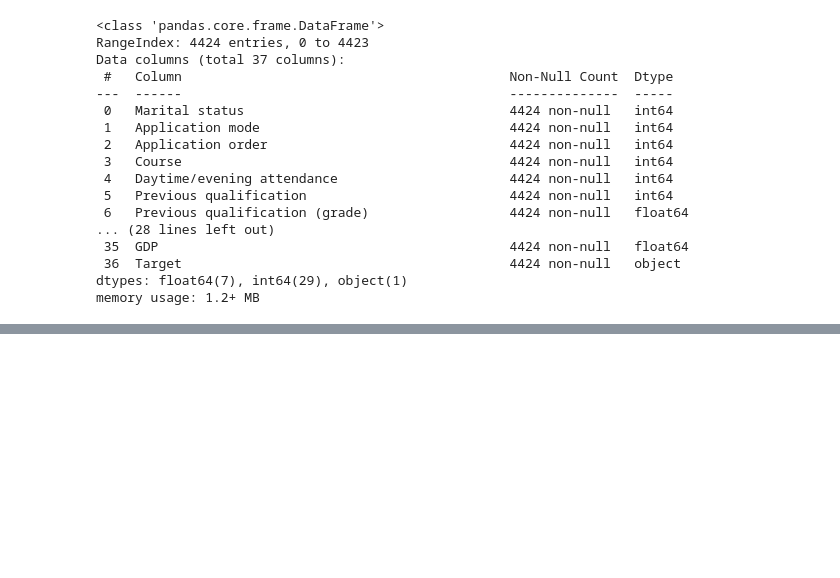
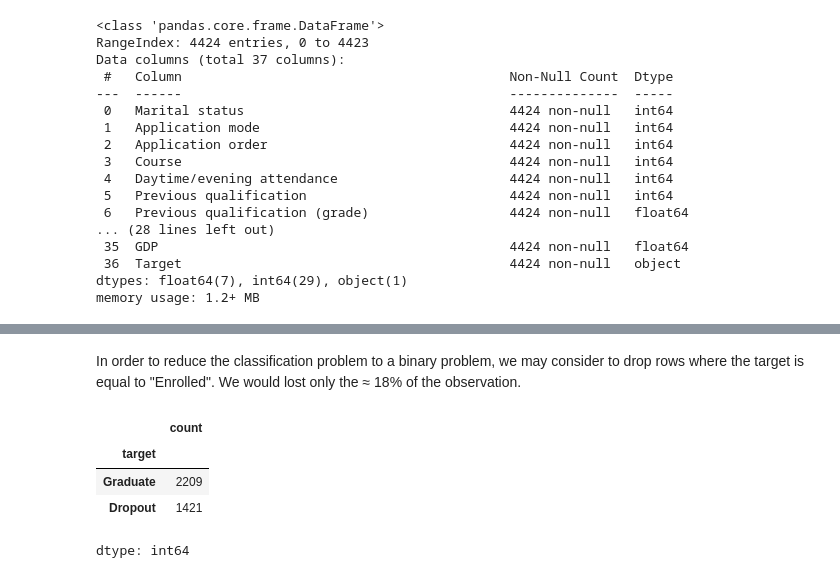
Before and after one commit to MatteoCorsi-git/Master-Data-Science-Statistical-Learning---UNIFI-IMT-Lucca---2024-25, a Jupyter notebook: hands_on_lab (Python)/bozza_hands_on_python_ML_project.ipynb, the cells around one changed output, grey strips where cells are left out. Cells and saved outputs as stored; diff of their text form; code cells hidden in the pictures; blank space fills up the shorter version.

```diff
--- a/hands_on_lab (Python)/bozza_hands_on_python_ML_project.ipynb
+++ b/hands_on_lab (Python)/bozza_hands_on_python_ML_project.ipynb
@@ -104,0 +178,13 @@ data.describe()
+# %% [markdown]
+In order to reduce the classification problem to a binary problem, we may consider to drop rows where the target is equal to "Enrolled". We would lost only the ≈ 18% of the observation.
+# %%
+# Eliminate the rows where target = "Enrolled"
+df.drop(labels = df[df["target"] == "Enrolled"].index, inplace = True)
+
+df["target"].value_counts()
+# %% [output]
+|  | count |
+| target |  |
+| Graduate | 2209 |
+| Dropout | 1421 |
+dtype: int64
```
Also changed, not shown: parts of 18 cells of this notebook.
